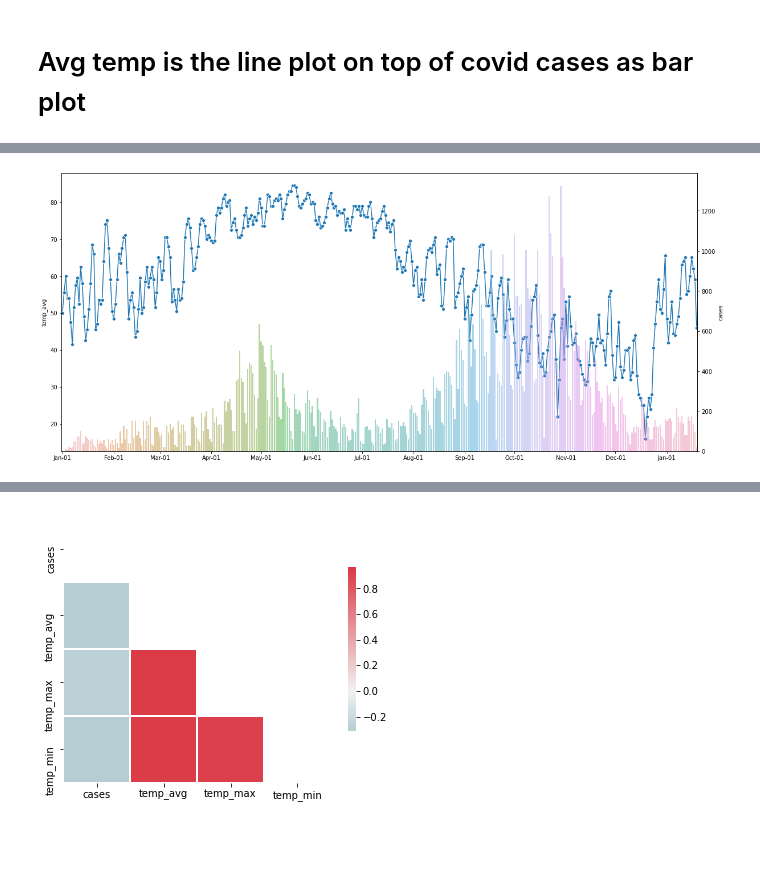
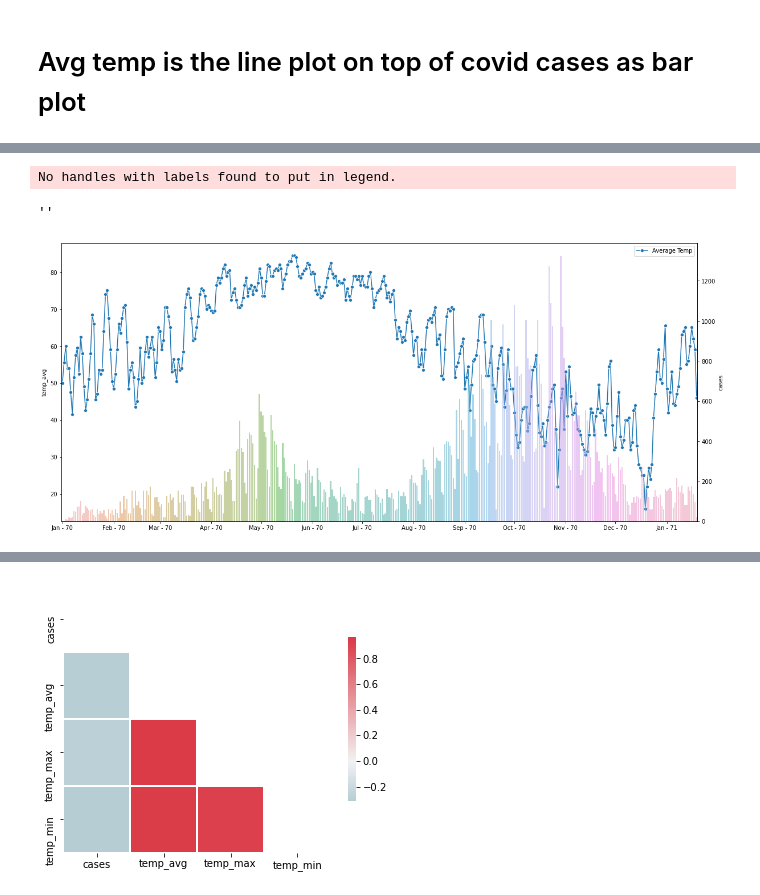
Before and after one commit to Engu12/nash-covid-cases-vaccines-honky_tonkin, a Jupyter notebook: notebook/Teng_nash_covid.ipynb, the cells around one changed output, grey strips where cells are left out. Cells and saved outputs as stored; diff of their text form; code cells hidden in the pictures; blank space fills up the shorter version.

Commit message:
trying to fix dates

```diff
--- a/notebook/Teng_nash_covid.ipynb
+++ b/notebook/Teng_nash_covid.ipynb
@@ -236,6 +236,7 @@ nash_weather.head()
 temp_mean = nash_weather.groupby('DATE', as_index = False)['temp_avg'].mean()
 print(temp_mean)
 temp_mean['DATE'] = pd.to_datetime(temp_mean['DATE'])
+temp_mean['DATE'] = temp_mean['DATE'].dt.normalize()
 print(temp_mean)
 # %% [output]
           DATE  temp_avg
@@ -310,6 +311,7 @@ ax = sns.lineplot(x='DATE', y='temp_avg', data=temp_mean)
 # %%
 covid_group_date = covid_cases.groupby('date', as_index = False)['cases'].sum()
 covid_group_date['date'] = pd.to_datetime(covid_group_date['date'])
-print(covid_group_date['date'].dtype)
+covid_group_date['date'] = covid_group_date['date'].dt.normalize()
+covid_group_date.reset_index()
 print(covid_group_date)
 # %% [output]
@@ -337,11 +351,19 @@ ax = sns.scatterplot(x='date', y='cases', data=covid_group_date)
 # %%
-fig, ax = plt.subplots(figsize=(20,9))
+fig, ax1 = plt.subplots(figsize=(20,9))
 
-sns.lineplot(data = temp_mean['temp_avg'], marker='o', sort = False, ax=ax)
-ax2 = ax.twinx()
-sns.barplot(data = covid_group_date, x='date', y='cases', alpha=0.5, ax=ax2)
+sns.lineplot(data =temp_mean['temp_avg'], marker='o', sort = False,label='Average Temp',ax=ax1)
+ax2 = ax1.twinx()
+sns.barplot(data = covid_group_date, x=covid_group_date.index.values, y='cases', alpha=0.5,ax=ax2)
 
-ax.xaxis.set_major_locator(mdates.DayLocator(bymonthday=1))
-ax.xaxis.set_major_formatter(mdates.DateFormatter('%b-%d'));
+ax2.xaxis.set_major_locator(mdates.MonthLocator(interval=1))
+ax2.xaxis.set_major_formatter(mdates.DateFormatter('%b - %y'))
+
+ax.legend()
+
+
+plt.savefig('../assets/covid_weather.png')
+;
 # %% [output]
+No handles with labels found to put in legend.
+''
-[figure, old version]
+[figure, new version]
```
Also changed, not shown: parts of 10 cells of this notebook, 1 other file.
